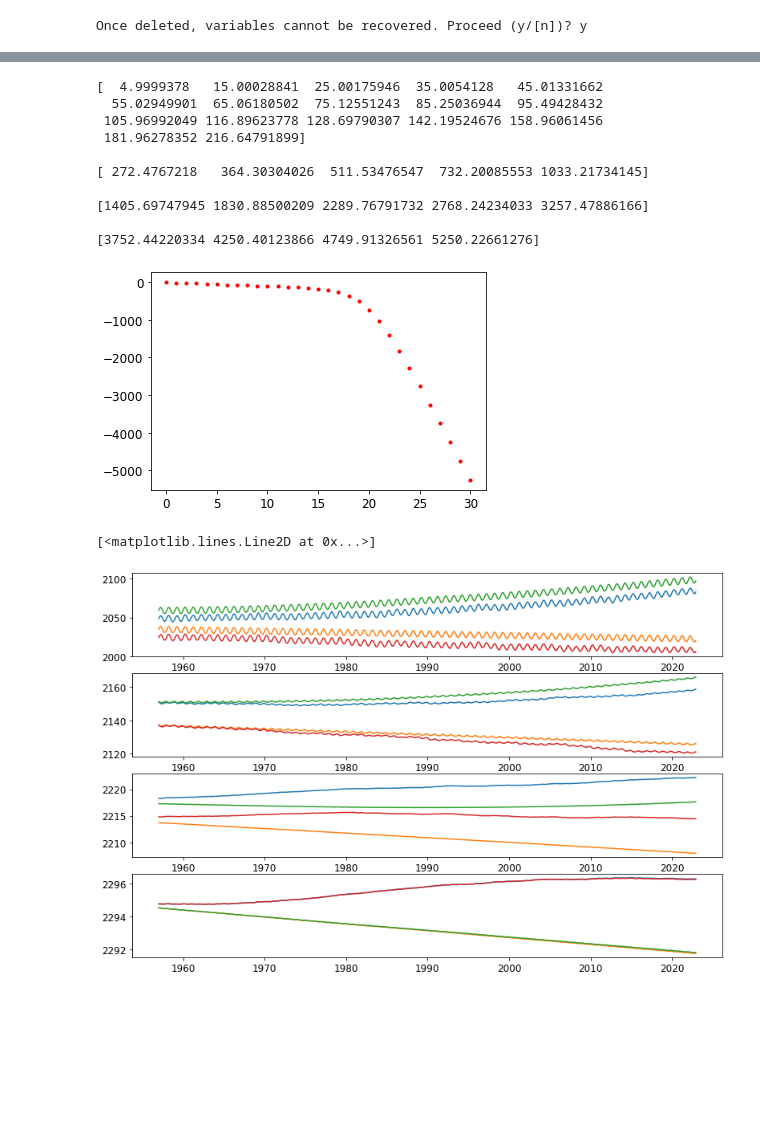
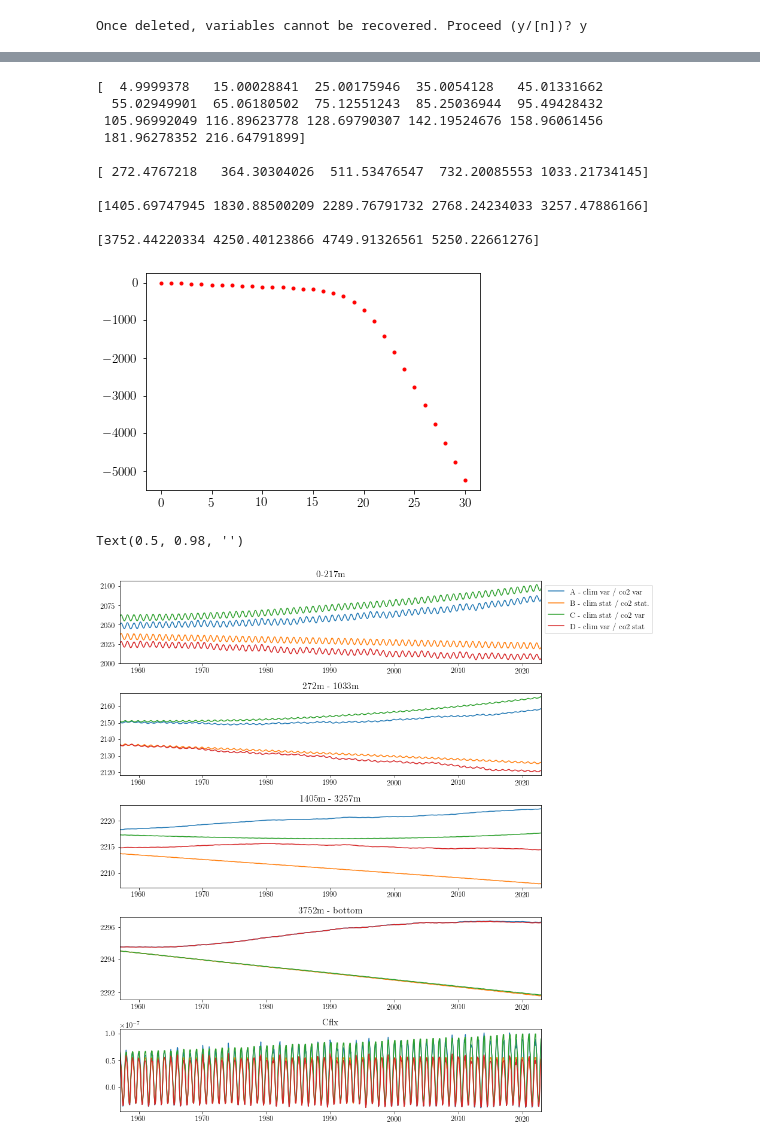
Before and after one commit to tjarnikova/AMOC-PLANKTOM, a Jupyter notebook: carbon-content-atl.ipynb, the cells around one changed output, grey strips where cells are left out. Cells and saved outputs as stored; diff of their text form; code cells hidden in the pictures; blank space fills up the shorter version.

```diff
--- a/carbon-content-atl.ipynb
+++ b/carbon-content-atl.ipynb
@@ -51,11 +51,11 @@ import pickle
 import pandas as pd
 import seawater
 import time
-plt.rcParams.update({'font.size': 12})
+plt.rcParams.update({'font.size': 13})
 font = {'family' : 'normal',
 'weight' : 'normal',
-'size'   : 12}
-
+'size'   : 13}
+plt.rcParams['text.usetex'] = True
 plt.rc('font', **font)
 # %%
 regs = ['ARCTIC', 'P1', 'P2', 'P3', 'P4', 'P5', 'A1', 'A2', 'A3', 'A4', 'A5', 'I3', 'I4', 'I5']
@@ -244,7 +244,7 @@ def get_atl_c(tmod, yr, tmesh):
 [1405.69747945 1830.88500209 2289.76791732 2768.24234033 3257.47886166]
 
 [3752.44220334 4250.40123866 4749.91326561 5250.22661276]
-[figure, old version]
+[figure, new version]
 # %%
 extract = False
 
@@ -268,34 +268,56 @@ A_AtlC = xr.open_mfdataset(make_yearlist(1957,2022,'TOM12_TJ_RVA0'))
 B_AtlC = xr.open_mfdataset(make_yearlist(1957,2022,'TOM12_TJ_RVB0'))
 C_AtlC = xr.open_mfdataset(make_yearlist(1957,2022,'TOM12_TJ_RVC0'))
 D_AtlC = xr.open_mfdataset(make_yearlist(1957,2022,'TOM12_TJ_RVD0'))
+# %%
+cA = xr.open_dataset('./data/NAtl_Cflx_TOM12_TJ_RVA0_1957-2022.nc')
+cB = xr.open_dataset('./data/NAtl_Cflx_TOM12_TJ_RVB0_1957-2022.nc')
+cC = xr.open_dataset('./data/NAtl_Cflx_TOM12_TJ_RVC0_1957-2022.nc')
+cD = xr.open_dataset('./data/NAtl_Cflx_TOM12_TJ_RVD0_1957-2022.nc')
 # %%
 fact = 1.1
-fig, axs = plt.subplots(4,1, figsize=(12*fact, 8*fact), facecolor='w', edgecolor='k')
+fig, axs = plt.subplots(5,1, figsize=(12*fact, 12*fact), facecolor='w', edgecolor='k')
 axs = axs.ravel()
 
 ind = 0
-axs[ind].plot(A_AtlC.time_counter, A_AtlC.surf_DIC, label = 'A')
-axs[ind].plot(B_AtlC.time_counter, B_AtlC.surf_DIC, label = 'B')
-axs[ind].plot(C_AtlC.time_counter, C_AtlC.surf_DIC, label = 'C')
-axs[ind].plot(D_AtlC.time_counter, D_AtlC.surf_DIC, label = 'D')
+axs[ind].plot(A_AtlC.time_counter, A_AtlC.surf_DIC, label = 'A - clim var / co2 var')
+axs[ind].plot(B_AtlC.time_counter, B_AtlC.surf_DIC, label = 'B - clim stat / co2 stat.')
+axs[ind].plot(C_AtlC.time_counter, C_AtlC.surf_DIC, label = 'C - clim stat / co2 var')
+axs[ind].plot(D_AtlC.time_counter, D_AtlC.surf_DIC, label = 'D - clim var / co2 stat')
 
 ind = 1
 axs[ind].plot(A_AtlC.time_counter, A_AtlC.L1, label = 'A')
 axs[ind].plot(B_AtlC.time_counter, B_AtlC.L1, label = 'B')
 axs[ind].plot(C_AtlC.time_counter, C_AtlC.L1, label = 'C')
 axs[ind].plot(D_AtlC.time_counter, D_AtlC.L1, label = 'D')
 
 ind = 2
 axs[ind].plot(A_AtlC.time_counter, A_AtlC.L2, label = 'A')
 axs[ind].plot(B_AtlC.time_counter, B_AtlC.L2, label = 'B')
 axs[ind].plot(C_AtlC.time_counter, C_AtlC.L2, label = 'C')
 axs[ind].plot(D_AtlC.time_counter, D_AtlC.L2, label = 'D')
 
 ind = 3
 axs[ind].plot(A_AtlC.time_counter, A_AtlC.L3, label = 'A')
 axs[ind].plot(B_AtlC.time_counter, B_AtlC.L3, label = 'B')
 axs[ind].plot(C_AtlC.time_counter, C_AtlC.L3, label = 'C')
 axs[ind].plot(D_AtlC.time_counter, D_AtlC.L3, label = 'D')
+
+ind = 4
+axs[ind].plot(cA.time_counter, cA.Cflx, label = 'A')
+axs[ind].plot(cB.time_counter, cB.Cflx, label = 'B')
+axs[ind].plot(cC.time_counter, cC.Cflx, label = 'C')
+axs[ind].plot(cD.time_counter, cD.Cflx, label = 'D')
+
+
+axs[0].legend(bbox_to_anchor = [1,1])
+
+tits = ['0-217m','272m - 1033m', '1405m - 3257m', '3752m - bottom','Cflx']
+
+for i in range(0,5):
+    axs[i].set_title(tits[i])
+    axs[i].set_xlim([D_AtlC.time_counter[0],D_AtlC.time_counter[791]])
+plt.tight_layout()
+plt.suptitle('')
 # %% [output]
-[<matplotlib.lines.Line2D at 0x...>]
+Text(0.5, 0.98, '')
-[figure, old version]
+[figure, new version]
```
Also changed, not shown: parts of 13 cells of this notebook, 4 other files.
